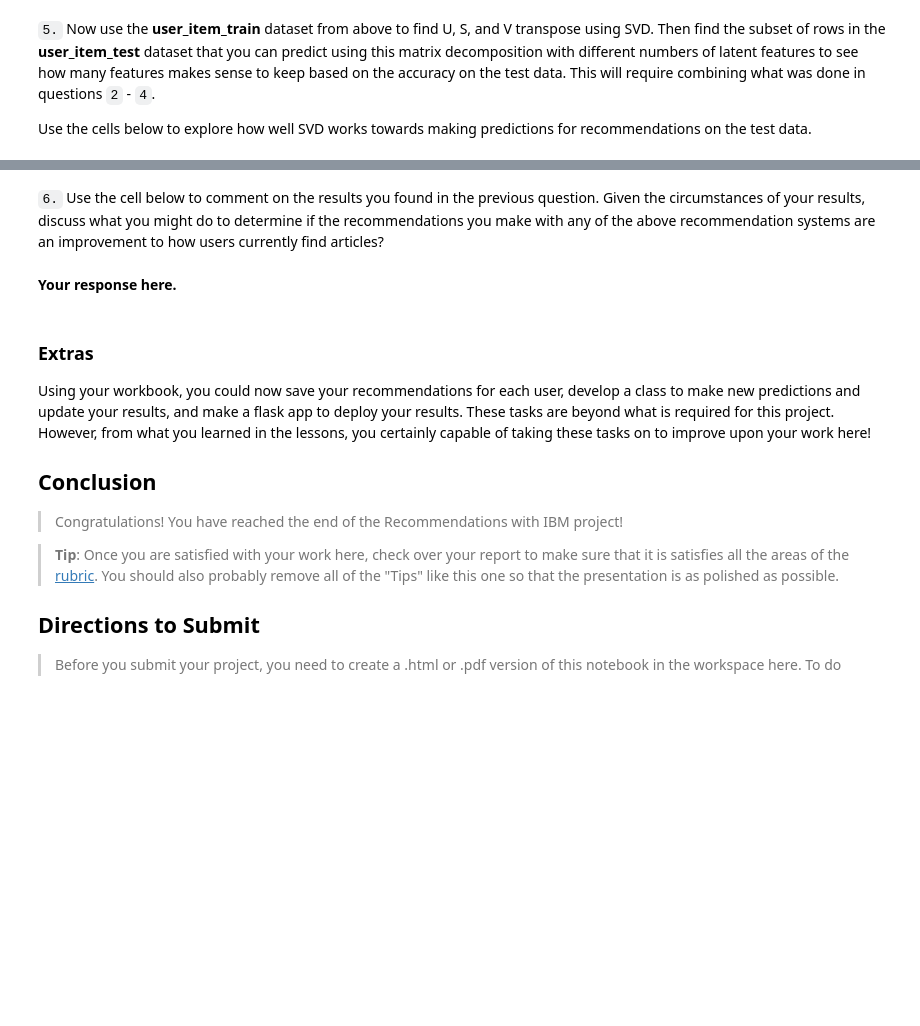
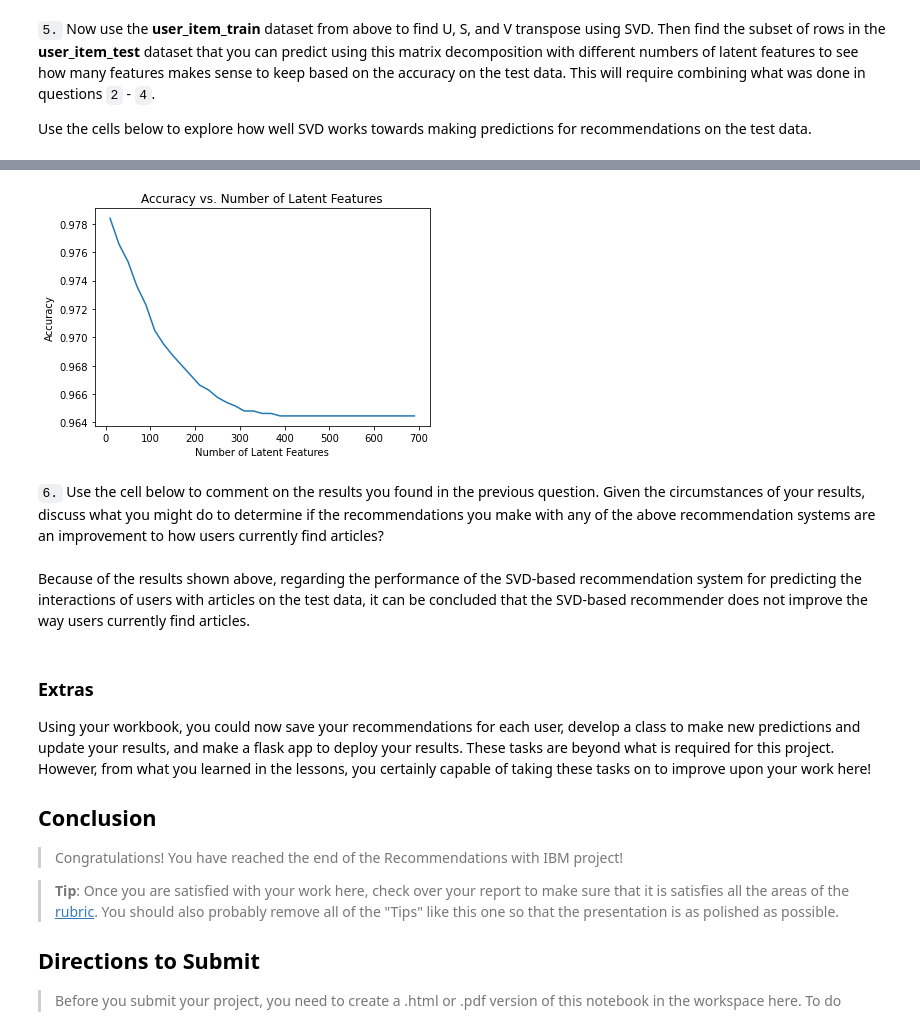
Before and after one commit to ereynrs/WatsonStudioArticlesRecommender, a Jupyter notebook: Recommendations_with_IBM.ipynb, the cells around one changed output, grey strips where cells are left out. Cells and saved outputs as stored; diff of their text form; code cells hidden in the pictures; blank space fills up the shorter version.

```diff
--- a/Recommendations_with_IBM.ipynb
+++ b/Recommendations_with_IBM.ipynb
@@ -738,7 +802,39 @@ u_train, s_train, vt_train = # fit svd similar to above then use the cells below
+# %%
+# Use these cells to see how well you can use the training
+# decomposition to predict on test data
+
+num_latent_feats = np.arange(10,700+10,20)
+sum_errs = []
+
+for k in num_latent_feats:
+    # restructure with k latent features
+    s_train_new, u_train_new, vt_train_new = np.diag(s_train[:k]), u_train[:, :k], vt_train[:k, :]
+
+    # take dot product
+    pred = pd.DataFrame(np.around(np.dot(np.dot(u_train_new, s_train_new), vt_train_new)), index=user_item_train.index, columns=user_item_train.columns)
+    # dot product filter by user and articles it's possible to make predictions
+    test_pred = pred[pred.index.isin(user_item_test.index)][user_item_test.columns].copy()
+
+    # test set filtered by user it's possible to make predictions
+    val_test = user_item_test[user_item_test.index.isin(user_item_train.index)].copy()
+
+    # compute error for each prediction to actual value
+    diffs = np.subtract(np.asarray(val_test), np.asarray(test_pred))
+
+    # total errors and keep track of them
+    err = np.sum(np.sum(np.abs(diffs)))
+    sum_errs.append(err)
+
+plt.plot(num_latent_feats, (1 - np.array(sum_errs)/ (val_test.shape[0] * val_test.shape[1])));
+plt.xlabel('Number of Latent Features');
+plt.ylabel('Accuracy');
+plt.title('Accuracy vs. Number of Latent Features');
+# %% [output]
+[figure, added]
 # %% [markdown]
 `6.` Use the cell below to comment on the results you found in the previous question. Given the circumstances of your results, discuss what you might do to determine if the recommendations you make with any of the above recommendation systems are an improvement to how users currently find articles?
-# %% [markdown]
-**Your response here.**
+# %% [markdown]
+Because of the results shown above, regarding the performance of the SVD-based recommendation system for predicting the interactions of users with articles on the test data, it can be concluded that the SVD-based recommender does not improve the way users currently find articles.
 # %% [markdown]
 <a id='conclusions'></a>
 ### Extras
```
Also changed, not shown: parts of 12 cells of this notebook.
